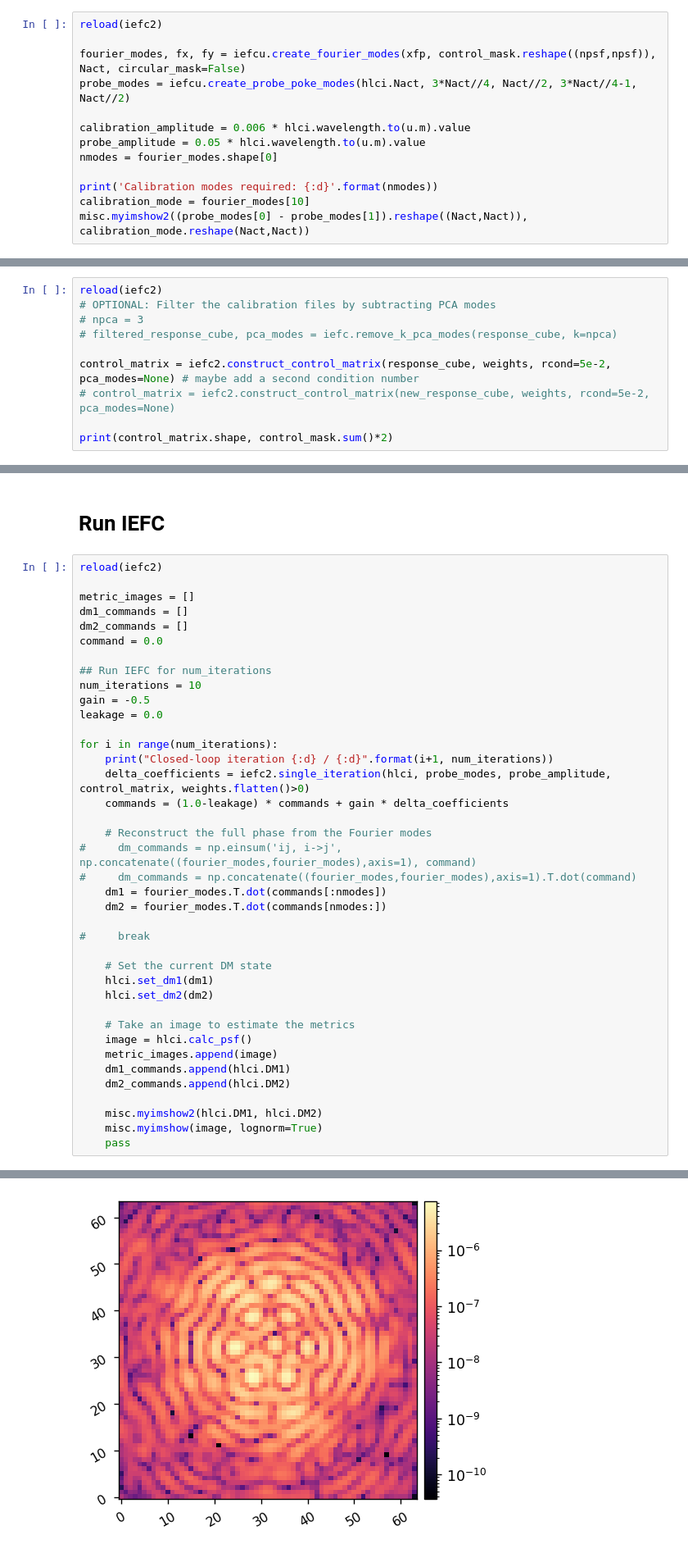
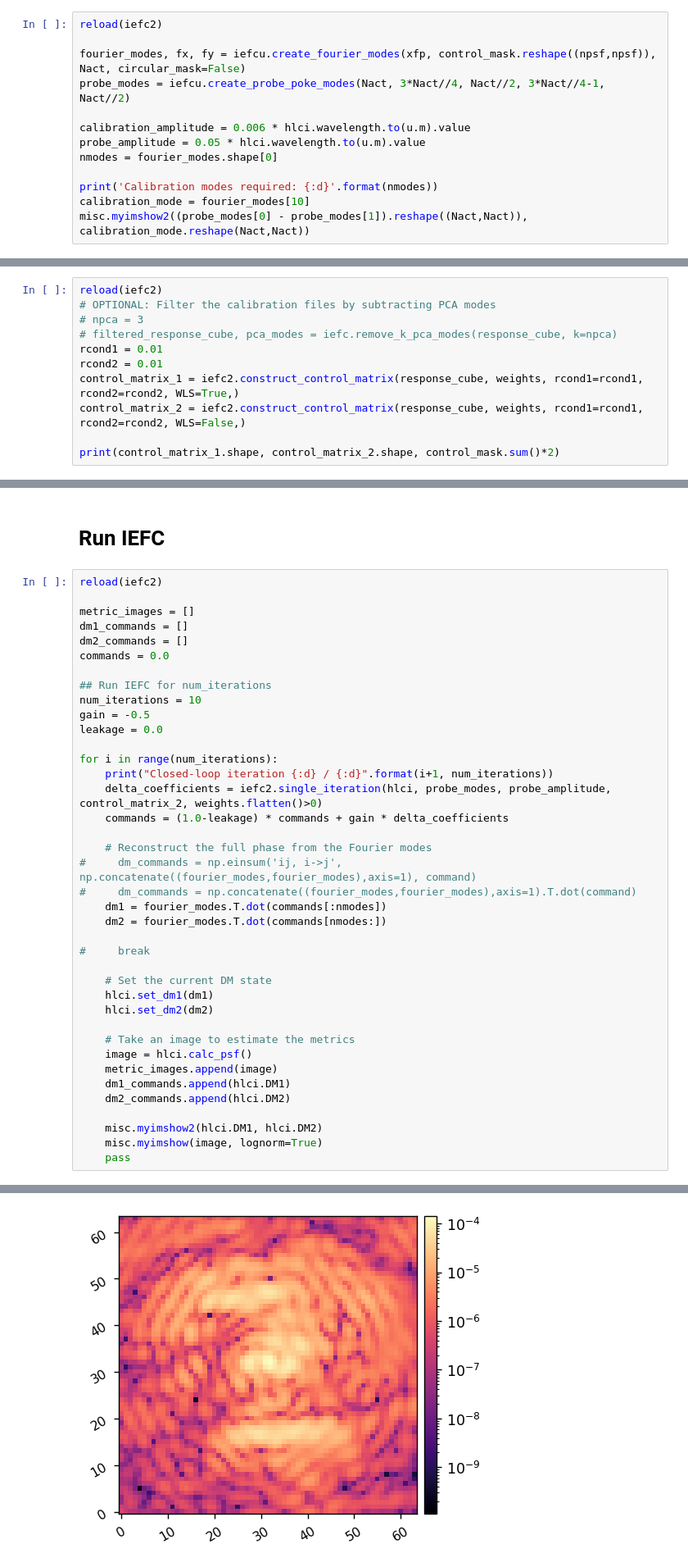
Before and after one commit to kian1377/roman-cgi-iefc, a Jupyter notebook: hlc_annular_run_iefc_2dm.ipynb, the cells around one changed output, grey strips where cells are left out. Shown at 82% size. Drawn from its saved outputs; the diff is of its cells as text.

```diff
--- a/hlc_annular_run_iefc_2dm.ipynb
+++ b/hlc_annular_run_iefc_2dm.ipynb
@@ -78,7 +78,7 @@ misc.myimshow(weights.reshape(npsf,npsf), lognorm=True, pxscl=hlci.psf_pixelscal
 reload(iefc2)
 
 fourier_modes, fx, fy = iefcu.create_fourier_modes(xfp, control_mask.reshape((npsf,npsf)), Nact, circular_mask=False)
-probe_modes = iefcu.create_probe_poke_modes(hlci.Nact, 3*Nact//4, Nact//2, 3*Nact//4-1, Nact//2)
+probe_modes = iefcu.create_probe_poke_modes(Nact, 3*Nact//4, Nact//2, 3*Nact//4-1, Nact//2)
 
 calibration_amplitude = 0.006 * hlci.wavelength.to(u.m).value
 probe_amplitude = 0.05 * hlci.wavelength.to(u.m).value
@@ -113,9 +113,10 @@ reload(iefc2)
 # OPTIONAL: Filter the calibration files by subtracting PCA modes
 # npca = 3
 # filtered_response_cube, pca_modes = iefc.remove_k_pca_modes(response_cube, k=npca)
+rcond1 = 0.01
+rcond2 = 0.01
+control_matrix_1 = iefc2.construct_control_matrix(response_cube, weights, rcond1=rcond1, rcond2=rcond2, WLS=True,)
+control_matrix_2 = iefc2.construct_control_matrix(response_cube, weights, rcond1=rcond1, rcond2=rcond2, WLS=False,)
 
-control_matrix = iefc2.construct_control_matrix(response_cube, weights, rcond=5e-2, pca_modes=None) # maybe add a second condition number
-# control_matrix = iefc2.construct_control_matrix(new_response_cube, weights, rcond=5e-2, pca_modes=None)
-
-print(control_matrix.shape, control_mask.sum()*2)
+print(control_matrix_1.shape, control_matrix_2.shape, control_mask.sum()*2)
 # %% [output]
@@ -130,7 +131,7 @@ reload(iefc2)
 metric_images = []
 dm1_commands = []
 dm2_commands = []
-command = 0.0
+commands = 0.0
 
 ## Run IEFC for num_iterations
 num_iterations = 10
@@ -139,7 +140,7 @@ leakage = 0.0
 
 for i in range(num_iterations):
     print("Closed-loop iteration {:d} / {:d}".format(i+1, num_iterations))
-    delta_coefficients = iefc2.single_iteration(hlci, probe_modes, probe_amplitude, control_matrix, weights.flatten()>0)
+    delta_coefficients = iefc2.single_iteration(hlci, probe_modes, probe_amplitude, control_matrix_2, weights.flatten()>0)
     commands = (1.0-leakage) * commands + gain * delta_coefficients
 
     # Reconstruct the full phase from the Fourier modes
@@ -178,2 +176,2 @@ Closed-loop iteration 3 / 10
-[figure, old version]
+[figure, new version]
 Closed-loop iteration 4 / 10
```
Also changed, not shown: parts of 6 cells of this notebook, 8 other files.
